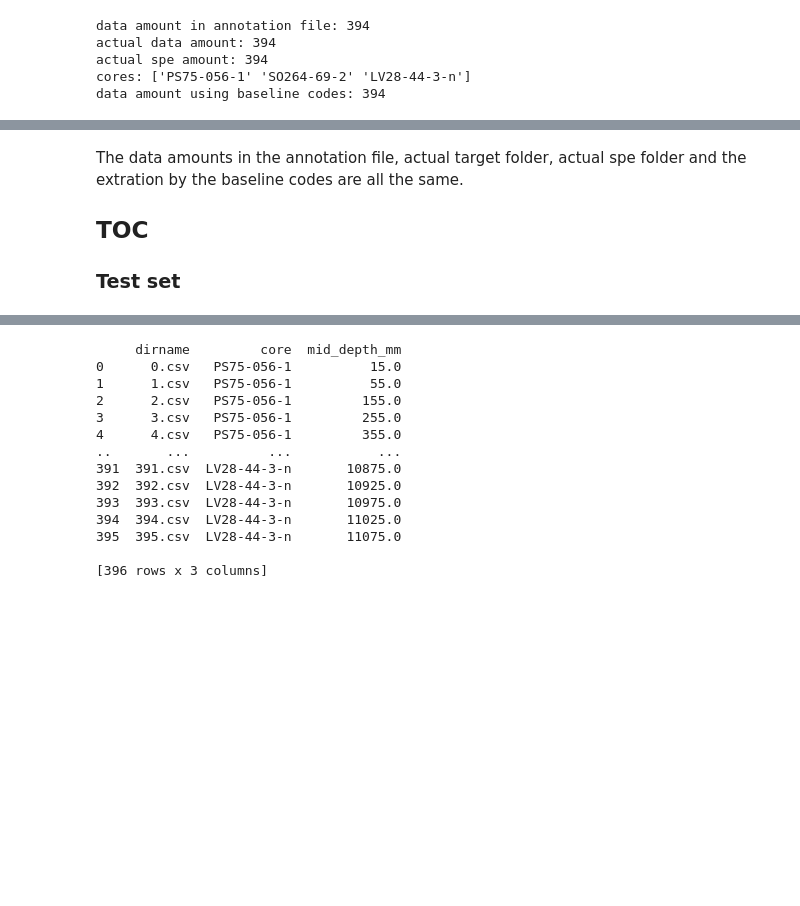
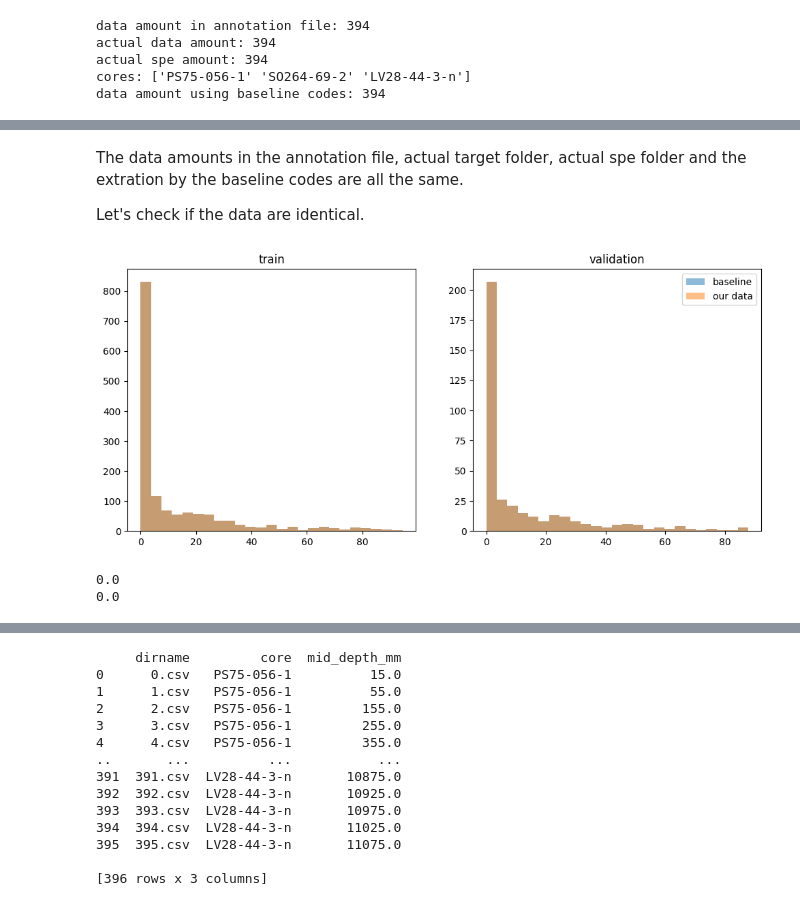
Before and after one commit to dispink/xpt, a Jupyter notebook: notebooks/data_info.ipynb, the cells around one changed output, grey strips where cells are left out. Drawn from its saved outputs; the diff is of its cells as text; code cells hidden in the pictures; blank space fills up the shorter version.

```diff
--- a/notebooks/data_info.ipynb
+++ b/notebooks/data_info.ipynb
@@ -205,5 +228,39 @@ data amount using baseline codes: 1860
 # %% [markdown]
 The data amounts in the annotation file, actual target folder, actual spe folder and the extration by the baseline codes are all the same.
 
-## TOC
-### Test set
+Let's check if the data are identical.
+# %%
+y_train_new = []
+y_val_new = []
+
+for csv in info_df.dirname:
+    measurement = np.loadtxt(f"{cwd}/data/finetune/{target}/{subset}/target/{csv}", delimiter=",", dtype=float)
+    y_train_new.append(measurement)
+
+for csv in validation_df.dirname:
+    measurement = np.loadtxt(f"{cwd}/data/finetune/{target}/{subset}/target/{csv}", delimiter=",", dtype=float)
+    y_val_new.append(measurement)
+
+y_train_new = np.array(y_train_new)
+y_val_new = np.array(y_val_new)
+# %%
+from sklearn.model_selection import train_test_split
+y_train, y_val = train_test_split(y, test_size = 0.2, shuffle = True, random_state = 24)
+# %%
+fig, axes = plt.subplots(1, 2, figsize=(12, 5))
+axes[0].set_title("train")
+axes[0].hist(y_train, bins=25, alpha=0.5, label='baseline')
+axes[0].hist(y_train_new, bins=25, alpha=0.5, label='our data')
+
+axes[1].set_title("validation")
+axes[1].hist(y_val, bins=25, alpha=0.5, label='baseline')
+axes[1].hist(y_val_new, bins=25, alpha=0.5, label='our data')
+plt.legend();
+# %% [output]
+[figure, added]
+# %%
+print((np.sort(y_train) - np.sort(y_train_new)).sum())
+print((np.sort(y_val) - np.sort(y_val_new)).sum())
+# %% [output]
+0.0
+0.0
```
Also changed, not shown: parts of 24 cells of this notebook.
